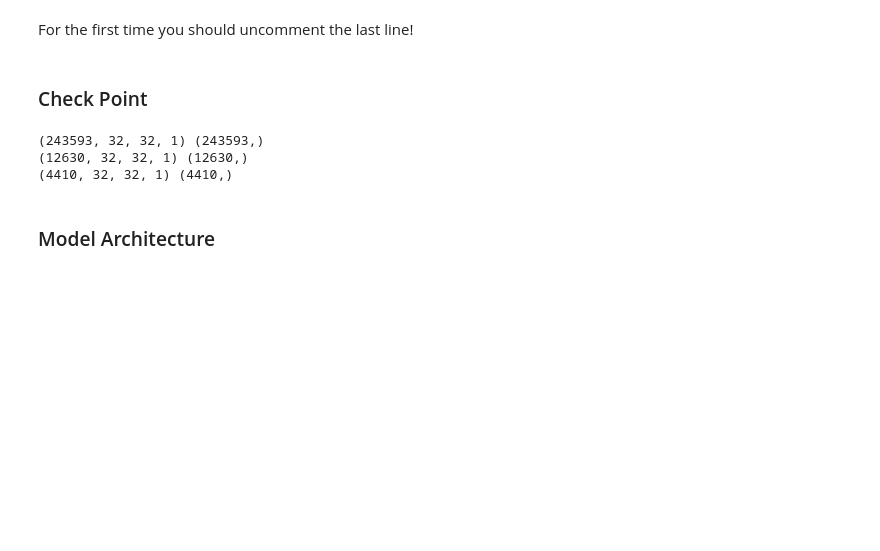
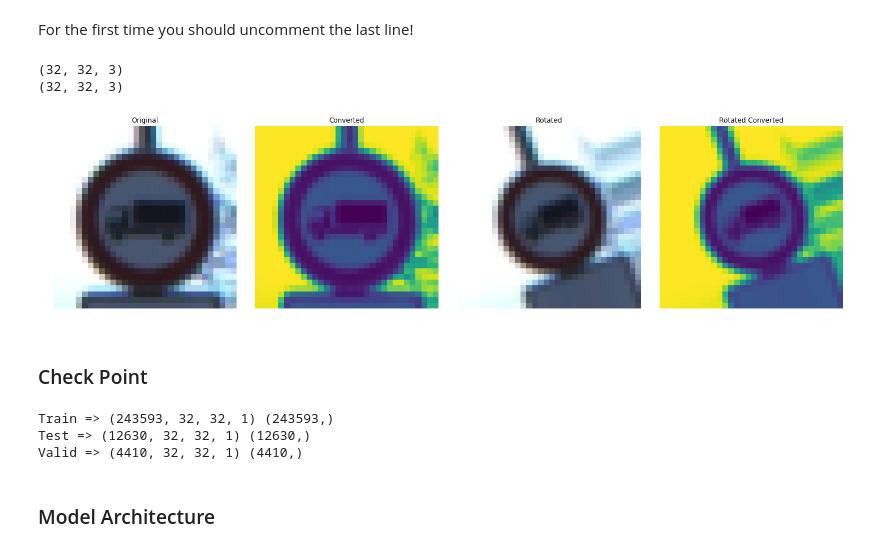
Before and after one commit to alimohammad1995/SDC_Project_Two, a Jupyter notebook: Traffic_Sign_Classifier.ipynb, the cells around one changed output. Drawn from its saved outputs; the diff is of its cells as text; code cells hidden in the pictures; blank space fills up the shorter version.

```diff
--- a/Traffic_Sign_Classifier.ipynb
+++ b/Traffic_Sign_Classifier.ipynb
@@ -282,34 +291,38 @@ def visualize_pre_process():
     fig, axs = plt.subplots(1, 4, figsize=(20, 20))
     axs = axs.ravel()
 
     image = X_train[5120]
 
     axs[0].imshow(image.squeeze())
     axs[0].set_title("Original")
     axs[0].axis('off')
 
     axs[1].imshow(preprocess_image(image).squeeze())
     axs[1].set_title("Converted")
     axs[1].axis('off')
 
     rotated = rotate_image(image, 20)
 
     print(image.shape)
     print(rotated.shape)
 
     axs[2].imshow(rotated.squeeze())
     axs[2].set_title("Rotated")
     axs[2].axis('off')
 
     axs[3].imshow(preprocess_image(rotated).squeeze())
     axs[3].set_title("Rotated Converted")
     axs[3].axis('off')
 
     plt.tight_layout()
     plt.show()
 
 # run_preprocess()
-# visualize_pre_process()
+visualize_pre_process()
+# %% [output]
+(32, 32, 3)
+(32, 32, 3)
+[figure, added]
 # %% [markdown]
 ### Check Point
 # %%
@@ -324,13 +337,13 @@ def load_check_point():
 
 load_check_point()
 
-print(X_train.shape, y_train.shape)
-print(X_test.shape, y_test.shape)
-print(X_valid.shape, y_valid.shape)
+print("Train => {} {}".format(X_train.shape, y_train.shape))
+print("Test => {} {}".format(X_test.shape, y_test.shape))
+print("Valid => {} {}".format(X_valid.shape, y_valid.shape))
 # %% [output]
-(243593, 32, 32, 1) (243593,)
-(12630, 32, 32, 1) (12630,)
-(4410, 32, 32, 1) (4410,)
+Train => (243593, 32, 32, 1) (243593,)
+Test => (12630, 32, 32, 1) (12630,)
+Valid => (4410, 32, 32, 1) (4410,)
 # %% [markdown]
 ### Model Architecture
 # %%
```
Also changed, not shown: parts of 8 cells of this notebook, 1 other file.
